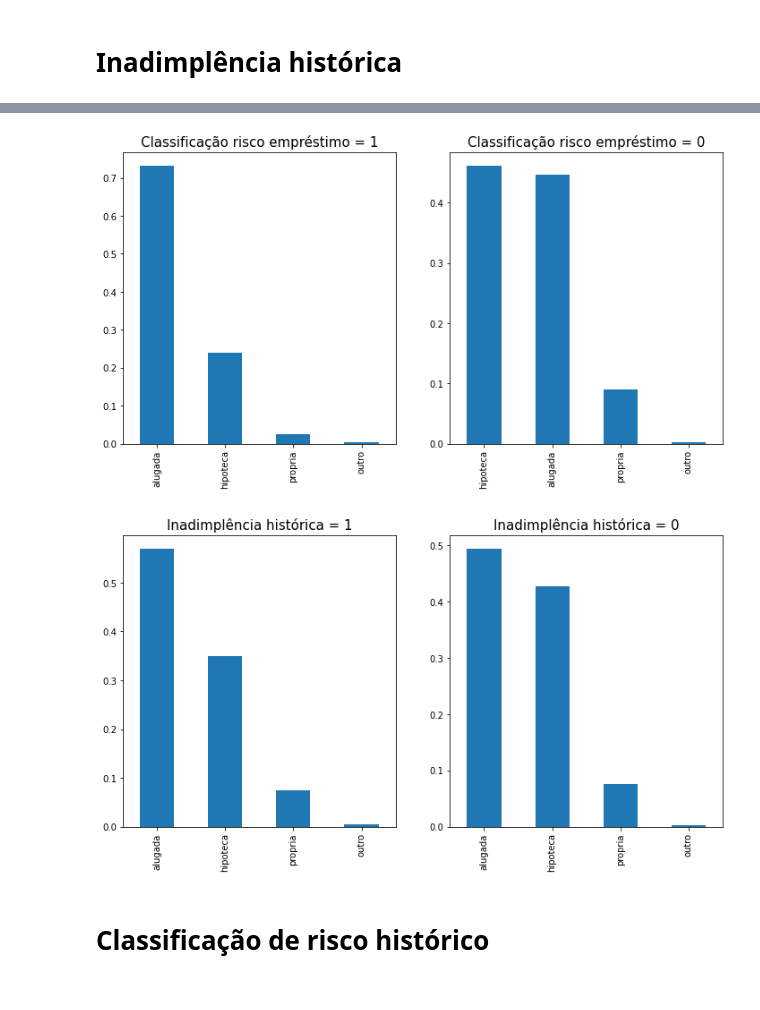
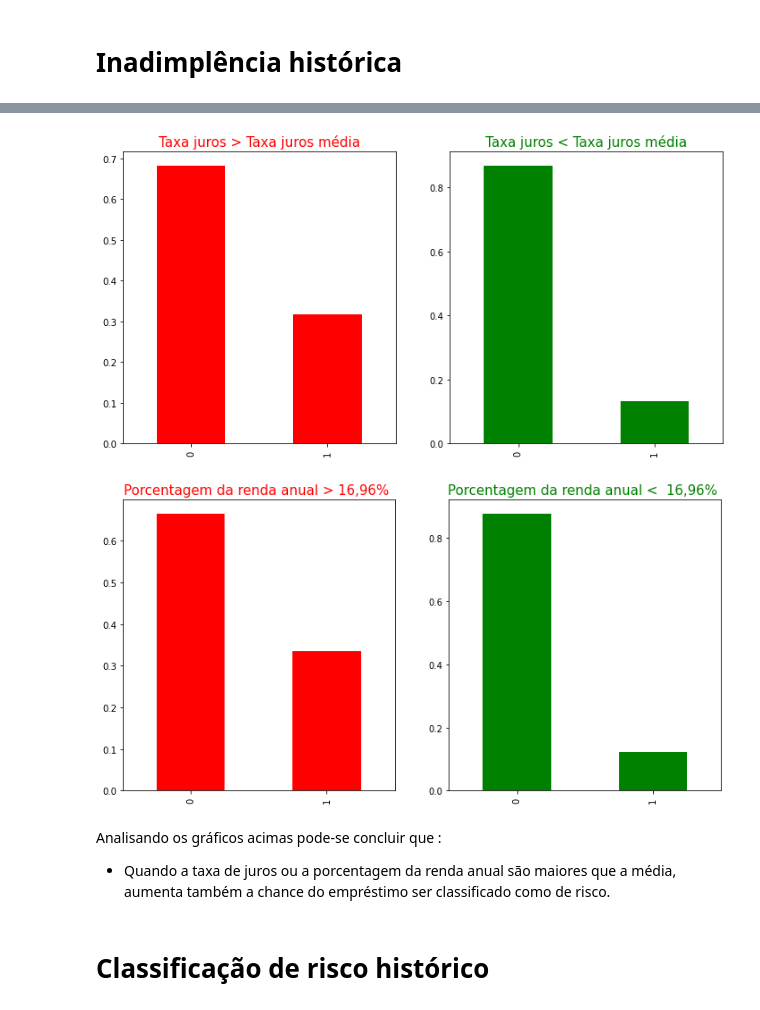
Before and after one commit to robertferro/analisando_risco_credito, a Jupyter notebook: risco_de_credito_analise_de_dados.ipynb, the cells around one changed output, grey strips where cells are left out. Drawn from its saved outputs; the diff is of its cells as text; code cells hidden in the pictures.

```diff
--- a/risco_de_credito_analise_de_dados.ipynb
+++ b/risco_de_credito_analise_de_dados.ipynb
@@ -45,9 +28,0 @@ memory usage: 3.6+ MB
-# %%
-from sklearn.preprocessing import LabelEncoder
-
-encoder = LabelEncoder()
-
-
-df['tipo_moradia_id']  = encoder.fit_transform(df['tipo_moradia'])
-df['objetivo_emprestimo_id']  = encoder.fit_transform(df['objetivo_emprestimo'])
-df['class_risco_historico_id']  = encoder.fit_transform(df['class_risco_historico'])
@@ -172,27 +106,32 @@ Analisando os gráficos acimas pode-se concluir que :
 # %%
 fig, ax = plt.subplots(1,2, figsize=(12,6))
 
-df[df['risco_emprestimo'] == 1 ].tipo_moradia.value_counts(normalize=True).plot(kind='bar',ax=ax[0])
-ax[0].set_title('Classificação risco empréstimo = 1',fontsize=15)
+df[df['taxa_juros'] > 11.037157].risco_emprestimo.value_counts(normalize=True).plot(kind='bar',ax=ax[0],color='red')
+ax[0].set_title('Taxa juros > Taxa juros média',fontsize=15,color='red')
 
-df[df['risco_emprestimo'] == 0 ].tipo_moradia.value_counts(normalize=True).plot(kind='bar',ax=ax[1])
-ax[1].set_title('Classificação risco empréstimo = 0',fontsize=15)
+
+df[df['taxa_juros'] < 11.037157].risco_emprestimo.value_counts(normalize=True).plot(kind='bar',ax=ax[1],color='green')
+ax[1].set_title('Taxa juros < Taxa juros média',fontsize=15,color='green')
+
+
+
+
+fig, ax = plt.subplots(1,2, figsize=(12,6))
+
+df[df['porc_empr_renda_anual'] > 0.169612].risco_emprestimo.value_counts(normalize=True).plot(kind='bar',ax=ax[0],color='red')
+ax[0].set_title('Porcentagem da renda anual > 16,96% ',fontsize=15,color='red')
+
+df[df['porc_empr_renda_anual'] < 0.169612].risco_emprestimo.value_counts(normalize=True).plot(kind='bar',ax=ax[1],color='green')
+ax[1].set_title('Porcentagem da renda anual <  16,96% ',fontsize=15,color='green')
 
 plt.show()
 # %% [output]
-[figure, old version]
+[figure, new version]
+[figure, added]
-# %%
-fig, ax = plt.subplots(1,2, figsize=(12,6))
-
-df[df['inadimplencia_hist'] == 1 ].tipo_moradia.value_counts(normalize=True).plot(kind='bar',ax=ax[0])
-ax[0].set_title('Inadimplência histórica = 1',fontsize=15)
-
-df[df['inadimplencia_hist'] == 0 ].tipo_moradia.value_counts(normalize=True).plot(kind='bar',ax=ax[1])
-ax[1].set_title('Inadimplência histórica = 0',fontsize=15)
-
-plt.show()
-# %% [output]
-[figure, removed]
+# %% [markdown]
+Analisando os gráficos acimas pode-se concluir que :
+
+- Quando a taxa de juros ou a porcentagem da renda anual são maiores que a média, aumenta também a chance do empréstimo ser classificado como de risco.
 # %% [markdown]
 # Classificação de risco histórico
 # %%
```
Also changed, not shown: parts of 39 cells of this notebook, 1 other file.
